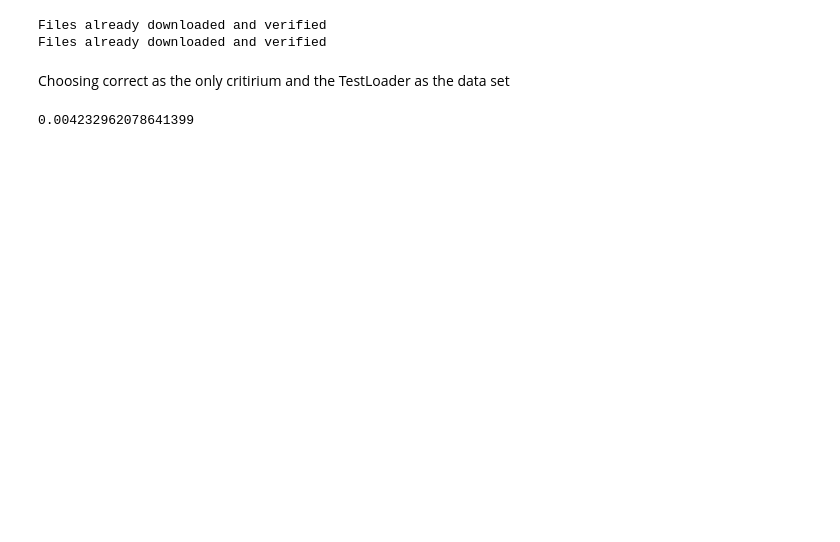
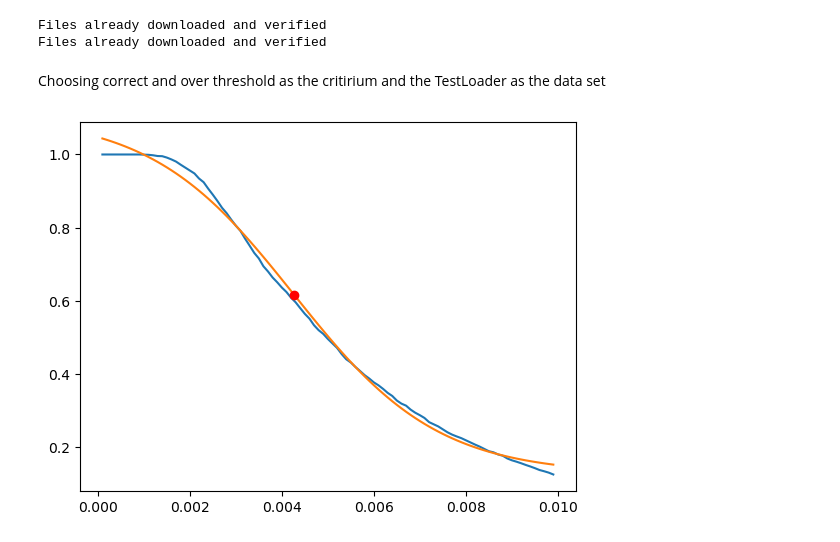
Before and after one commit to holzhauk/LocalLearning, a Jupyter notebook: notebooks/Mia .ipynb, the cells around one changed output. Drawn from its saved outputs; the diff is of its cells as text; code cells hidden in the pictures; blank space fills up the shorter version.

```diff
--- a/notebooks/Mia .ipynb
+++ b/notebooks/Mia .ipynb
@@ -190,7 +211,7 @@ for model in ["bp", "ll"]:
     for crit in ["correct_thres", "correct", "thres"]:
         pass
 # %% [markdown]
-Choosing correct as the only critirium and the TestLoader as the data set
+Choosing correct and over threshold as the critirium and the TestLoader as the data set
 # %%
 def data_critirium(
     dataloader,
@@ -253,20 +274,22 @@ def test_attack(
     freq_correct = 0
     total = 0
 
-    for i in range(3):
-        features = feats[i*1000:(i+1)*1000]
-        labels = (labs[i*1000:(i+1)*1000])
-        labels = labels.type(torch.LongTensor).to(device)
-        features.requires_grad = True
-        preds = model(features)
-        loss = loss_fn(preds, labels)
-        optimizer.zero_grad()
-        loss.backward()
-        perturbed = attack(features,eps)
+    #for i in range(1):
+        #features = feats[i*1000:(i+1)*1000]
+        #labels = (labs[i*1000:(i+1)*1000])
+    features = feats
+    labels = labs
+    labels = labels.type(torch.LongTensor).to(device)
+    features.requires_grad = True
+    preds = model(features)
+    loss = loss_fn(preds, labels)
+    optimizer.zero_grad()
+    loss.backward()
+    perturbed = attack(features,eps)
 
-        preds_perturbed = torch.argmax(model(perturbed), dim=-1)
-        freq_correct += (torch.abs(preds_perturbed - labels) == 0).sum()
-        total += len(preds)
+    preds_perturbed = torch.argmax(model(perturbed), dim=-1)
+    freq_correct += (torch.abs(preds_perturbed - labels) == 0).sum()
+    total += len(preds)
 
     correct = (freq_correct/total).item()
 
@@ -304,17 +327,20 @@ def criteps_ll(n):
 
         x = np.array(epslist)
         y_ll = np.array(list_ll)
-        ynorm_ll = y_ll/np.max(y_ll)
 
         popt, pcov = curve_fit(logistic, x, y_ll)
         critical_eps = popt[-1]
 
         ll_crit_eps.append(critical_eps)
 
+        if i == 2:
+            plt.plot(x,y_ll)
+            plt.plot(x,logistic(x,*popt))
+            plt.plot(critical_eps,logistic(critical_eps,*popt),"ro")
+            plt.show()
+
     return ll, ll_crit_eps
 # %%
-ll, lleps = criteps_ll(100)
+ll, lleps = criteps_ll(3)
+# %% [output]
+[figure, added]
-# %%
-print(np.mean(lleps))
-# %% [output]
-0.004232962078641399
```
Also changed, not shown: parts of 13 cells of this notebook.
